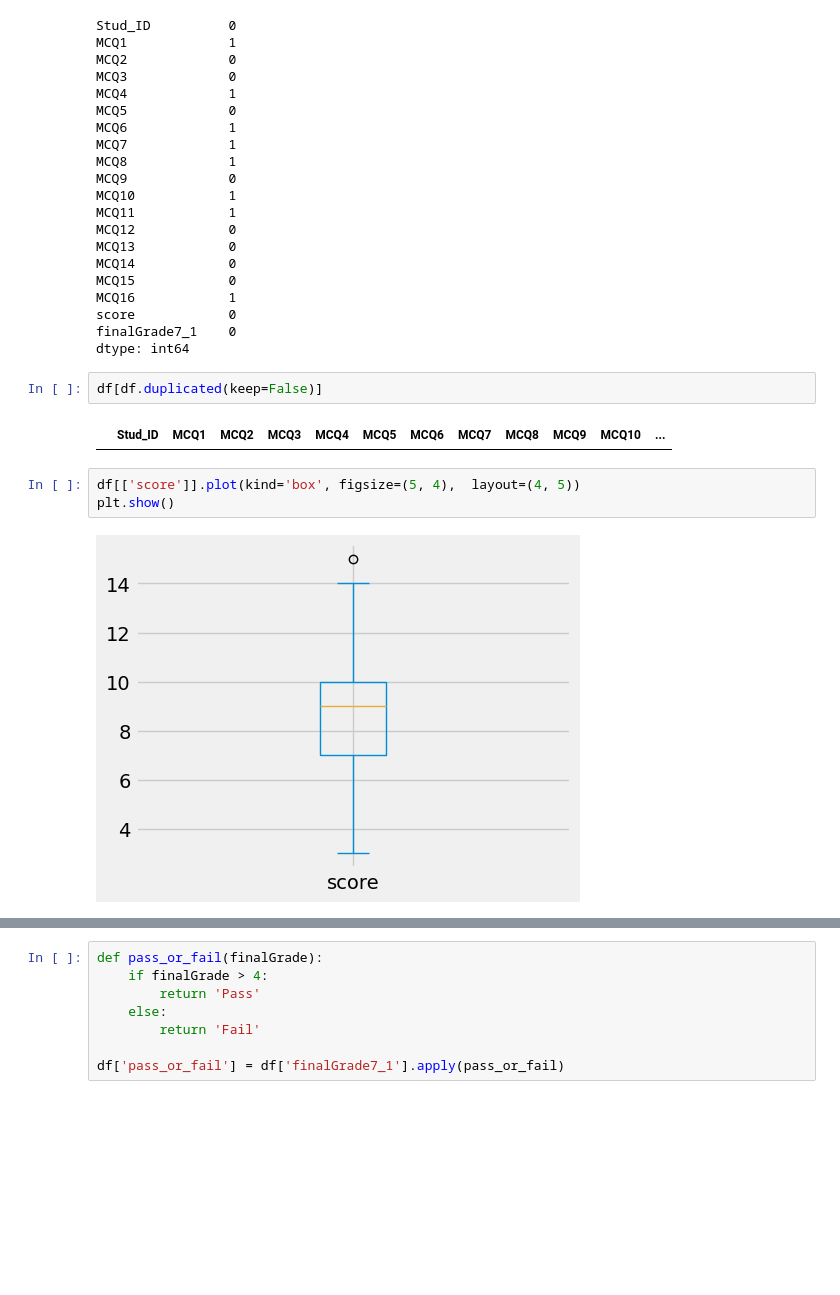
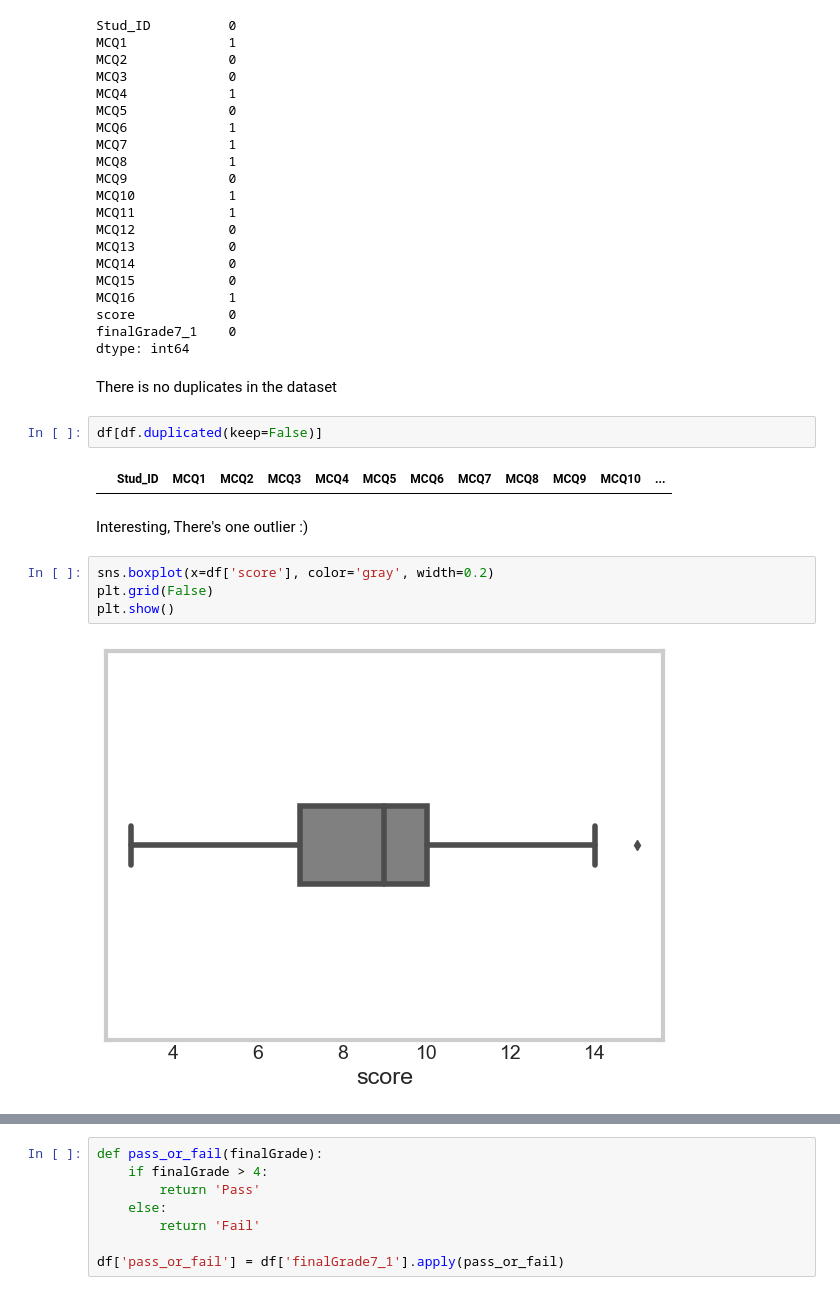
Before and after one commit to mu57f4/software_midterm_data_analysis, a Jupyter notebook: virtual_analysis.ipynb, the cells around one changed output, grey strips where cells are left out. Saved outputs shown, nothing was run; the diff lists cells and outputs as text; blank space fills up the shorter version.

```diff
--- a/virtual_analysis.ipynb
+++ b/virtual_analysis.ipynb
@@ -55,13 +60,18 @@ MCQ16            1
 score            0
 finalGrade7_1    0
 dtype: int64
+# %% [markdown]
+There is no duplicates in the dataset
 # %%
 df[df.duplicated(keep=False)]
 # %% [output]
 |  | Stud_ID | MCQ1 | MCQ2 | MCQ3 | MCQ4 | MCQ5 | MCQ6 | MCQ7 | MCQ8 | MCQ9 | MCQ10 | ... |
-# %%
-df[['score']].plot(kind='box', figsize=(5, 4),  layout=(4, 5))
-plt.show()
-# %% [output]
-[figure, removed]
+# %% [markdown]
+Interesting, There's one outlier :)
+# %%
+sns.boxplot(x=df['score'], color='gray', width=0.2)
+plt.grid(False)
+plt.show()
+# %% [output]
+[figure, added]
 # %%
```
Also changed, not shown: parts of 19 cells of this notebook.
